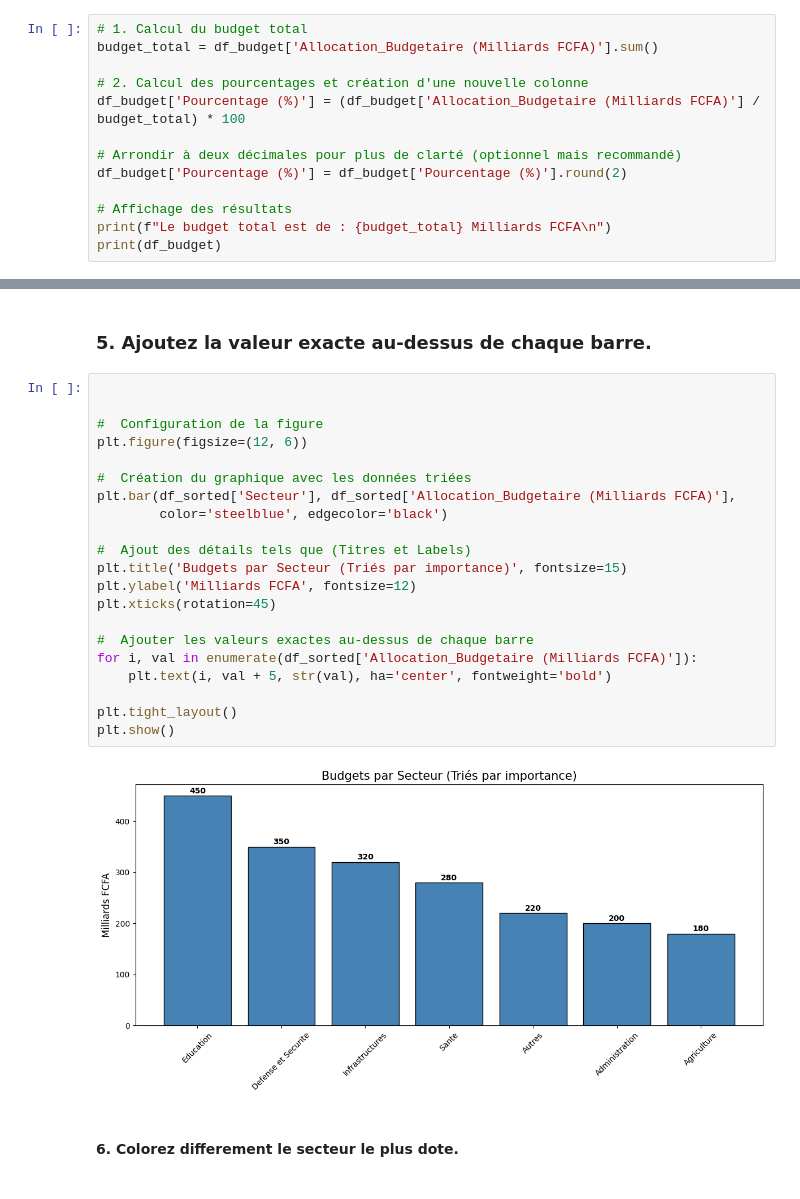
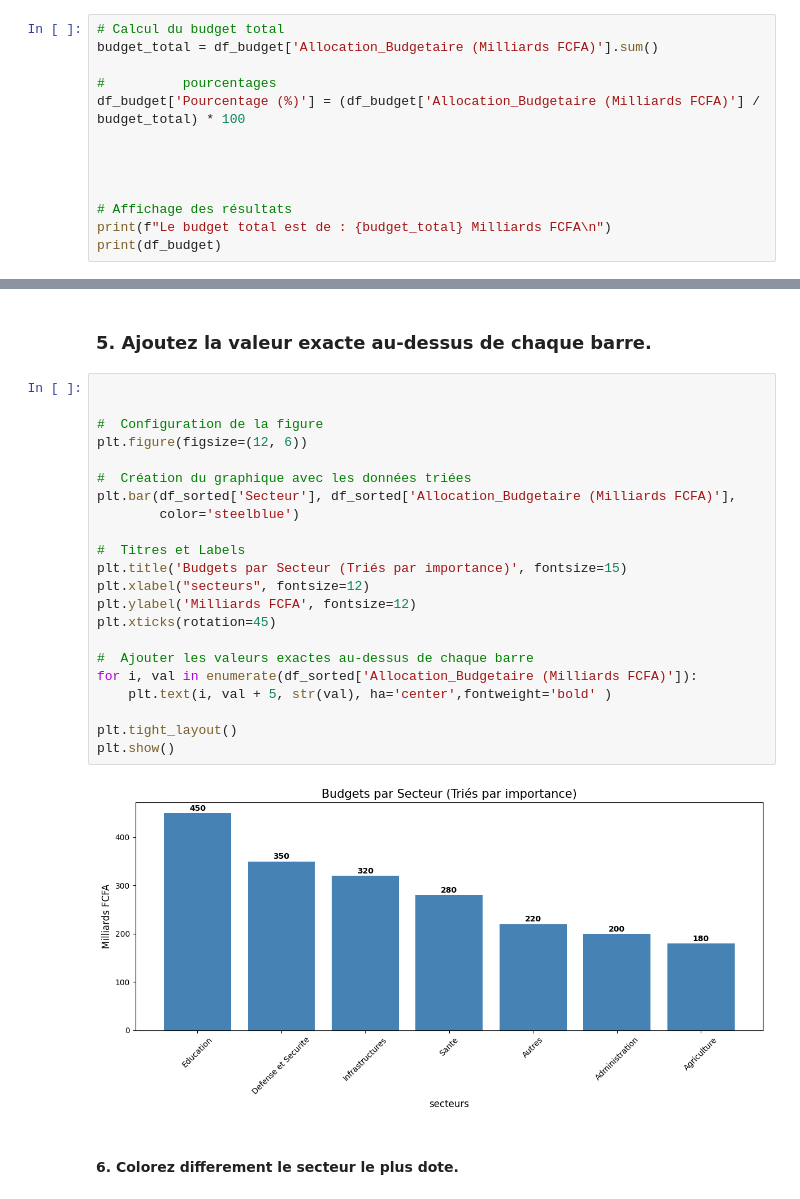
Before and after one commit to saflide401-jpg/data_analyse_REESO, a Jupyter notebook: module_38_pandas/module4_Visualisation/TP_04.ipynb, the cells around one changed output, grey strips where cells are left out. Drawn from its saved outputs; the diff is of its cells as text.

```diff
--- a/module_38_pandas/module4_Visualisation/TP_04.ipynb
+++ b/module_38_pandas/module4_Visualisation/TP_04.ipynb
@@ -47,14 +46,14 @@ print(df_budget)
 # %% [markdown]
 ### 2. Calculez le budget total et les pourcentages.
 # %%
-# 1. Calcul du budget total
+# Calcul du budget total
 budget_total = df_budget['Allocation_Budgetaire (Milliards FCFA)'].sum()
 
-# 2. Calcul des pourcentages et création d'une nouvelle colonne
+#          pourcentages
 df_budget['Pourcentage (%)'] = (df_budget['Allocation_Budgetaire (Milliards FCFA)'] / budget_total) * 100
 
-# Arrondir à deux décimales pour plus de clarté (optionnel mais recommandé)
-df_budget['Pourcentage (%)'] = df_budget['Pourcentage (%)'].round(2)
+
+
 
 # Affichage des résultats
 print(f"Le budget total est de : {budget_total} Milliards FCFA\n")
@@ -138,26 +136,27 @@ plt.show()
 # %%
 
 
 #  Configuration de la figure
 plt.figure(figsize=(12, 6))
 
 #  Création du graphique avec les données triées
 plt.bar(df_sorted['Secteur'], df_sorted['Allocation_Budgetaire (Milliards FCFA)'],
-        color='steelblue', edgecolor='black')
+        color='steelblue')
 
-#  Ajout des détails tels que (Titres et Labels)
+#  Titres et Labels
 plt.title('Budgets par Secteur (Triés par importance)', fontsize=15)
+plt.xlabel("secteurs", fontsize=12)
 plt.ylabel('Milliards FCFA', fontsize=12)
 plt.xticks(rotation=45)
 
 #  Ajouter les valeurs exactes au-dessus de chaque barre
 for i, val in enumerate(df_sorted['Allocation_Budgetaire (Milliards FCFA)']):
-    plt.text(i, val + 5, str(val), ha='center', fontweight='bold')
+    plt.text(i, val + 5, str(val), ha='center',fontweight='bold' )
 
 plt.tight_layout()
 plt.show()
 # %% [output]
-[figure, old version]
+[figure, new version]
 # %% [markdown]
 #### 6. Colorez differement le secteur le plus dote.
 # %%
```
Also changed, not shown: parts of 10 cells of this notebook.
